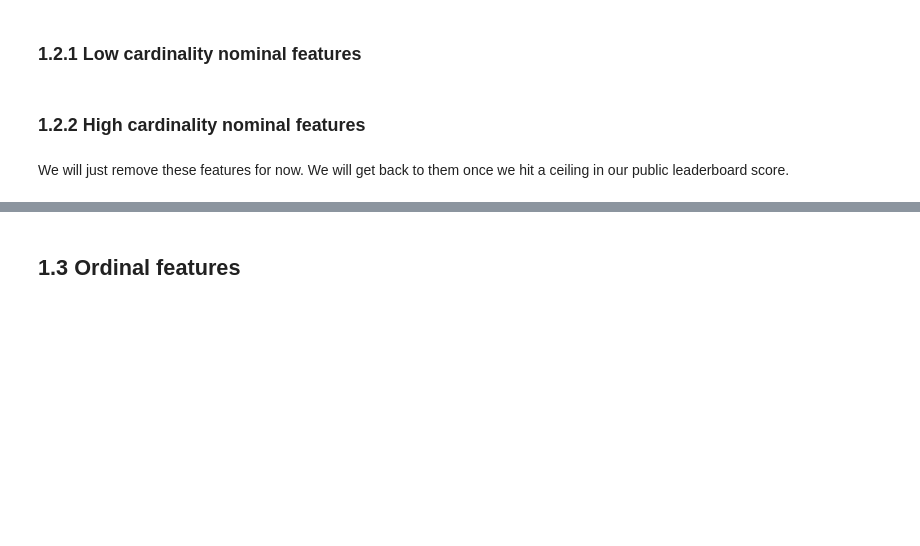
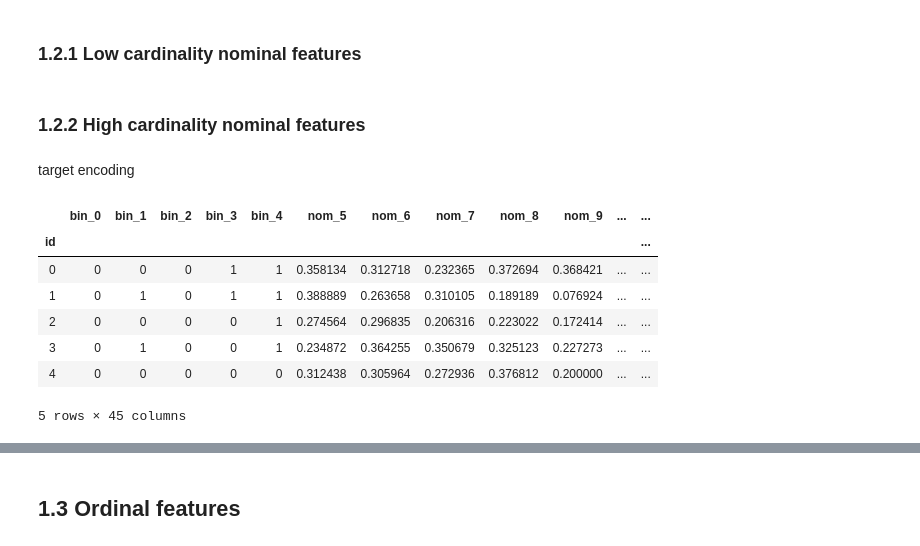
Before and after one commit to rabiibouhestine/Kaggle-cat-in-the-dat, a Jupyter notebook: Categorigal_Feature_Encoding_Chalenge.ipynb, the cells around one changed output, grey strips where cells are left out. Saved outputs shown, nothing was run; the diff lists cells and outputs as text; code cells hidden in the pictures; blank space fills up the shorter version.

```diff
--- a/Categorigal_Feature_Encoding_Chalenge.ipynb
+++ b/Categorigal_Feature_Encoding_Chalenge.ipynb
@@ -138,6 +140,3 @@ X_test = pd.get_dummies(X_test,
                         drop_first=True)
 # %% [markdown]
 ### 1.2.2 High cardinality nominal features
-# %% [markdown]
-We will just remove these features for now.
-We will get back to them once we hit a ceiling in our public leaderboard score.
@@ -147,3 +143,20 @@ X_test.drop(['nom_5', 'nom_6', 'nom_7', 'nom_8', 'nom_9'], axis=1, inplace=True)
+# %% [markdown]
+target encoding
+# %%
+ce_target_encoder = TargetEncoder(cols = ['nom_5', 'nom_6', 'nom_7', 'nom_8', 'nom_9'])
+
+ce_target_encoder.fit(X, y)
+
+ce_target_encoder.transform(X).head()
+# %% [output]
+|  | bin_0 | bin_1 | bin_2 | bin_3 | bin_4 | nom_5 | nom_6 | nom_7 | nom_8 | nom_9 | ... | ... |
+| id |  |  |  |  |  |  |  |  |  |  |  | ... |
+| 0 | 0 | 0 | 0 | 1 | 1 | 0.358134 | 0.312718 | 0.232365 | 0.372694 | 0.368421 | ... | ... |
+| 1 | 0 | 1 | 0 | 1 | 1 | 0.388889 | 0.263658 | 0.310105 | 0.189189 | 0.076924 | ... | ... |
+| 2 | 0 | 0 | 0 | 0 | 1 | 0.274564 | 0.296835 | 0.206316 | 0.223022 | 0.172414 | ... | ... |
+| 3 | 0 | 1 | 0 | 0 | 1 | 0.234872 | 0.364255 | 0.350679 | 0.325123 | 0.227273 | ... | ... |
+| 4 | 0 | 0 | 0 | 0 | 0 | 0.312438 | 0.305964 | 0.272936 | 0.376812 | 0.200000 | ... | ... |
+5 rows × 45 columns
 # %%
 # Nominal features
 nom_features = pd.Series(X.columns).str.startswith('nom')
```
Also changed, not shown: parts of 19 cells of this notebook.
